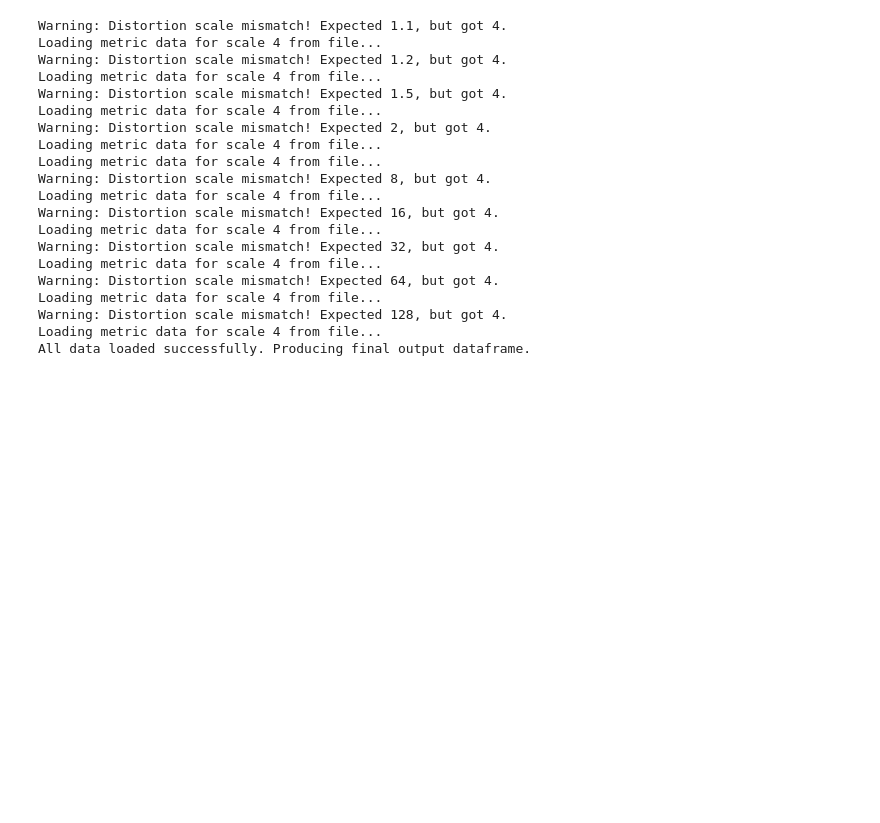
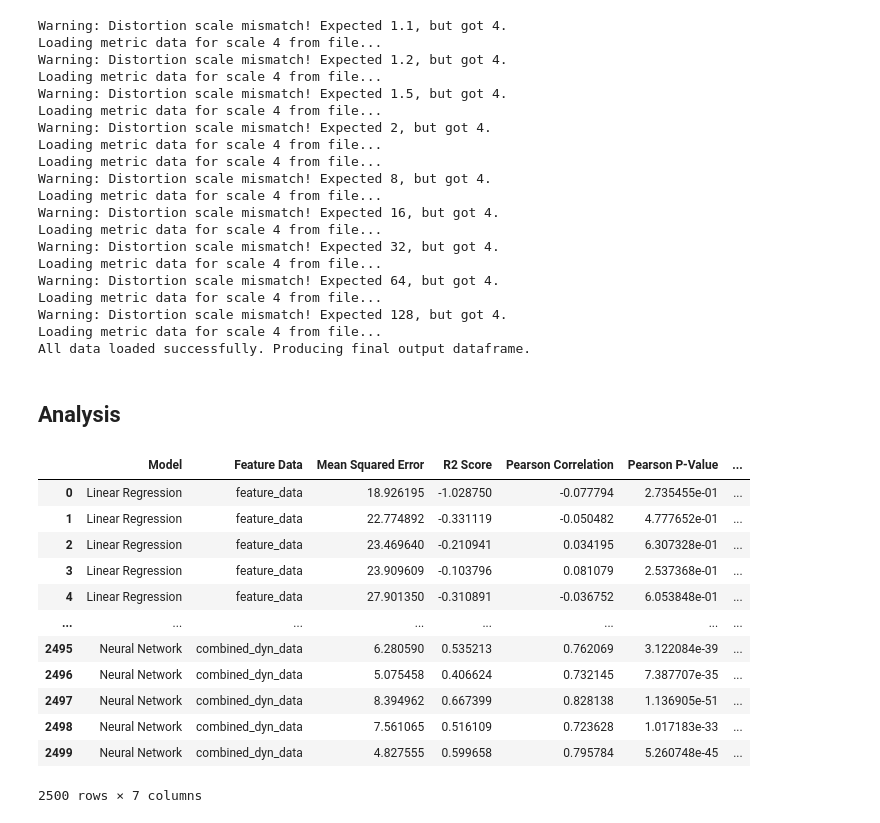
Before and after one commit to AnEvilBurrito/new-peak-project, a Jupyter notebook: src/notebooks/supplementary/s2_exp10_extended_visual.ipynb, the cells around one changed output. Cells and saved outputs as stored; diff of their text form; code cells hidden in the pictures; blank space fills up the shorter version.

```diff
--- a/src/notebooks/supplementary/s2_exp10_extended_visual.ipynb
+++ b/src/notebooks/supplementary/s2_exp10_extended_visual.ipynb
@@ -367,3 +367,5 @@ Loading metric data for scale 4 from file...
 Warning: Distortion scale mismatch! Expected 128, but got 4.
 Loading metric data for scale 4 from file...
 All data loaded successfully. Producing final output dataframe.
+# %% [markdown]
+## Analysis
@@ -369,0 +379,16 @@ All data loaded successfully. Producing final output dataframe.
+# %%
+output_df
+# %% [output]
+|  | Model | Feature Data | Mean Squared Error | R2 Score | Pearson Correlation | Pearson P-Value | ... |
+| 0 | Linear Regression | feature_data | 18.926195 | -1.028750 | -0.077794 | 2.735455e-01 | ... |
+| 1 | Linear Regression | feature_data | 22.774892 | -0.331119 | -0.050482 | 4.777652e-01 | ... |
+| 2 | Linear Regression | feature_data | 23.469640 | -0.210941 | 0.034195 | 6.307328e-01 | ... |
+| 3 | Linear Regression | feature_data | 23.909609 | -0.103796 | 0.081079 | 2.537368e-01 | ... |
+| 4 | Linear Regression | feature_data | 27.901350 | -0.310891 | -0.036752 | 6.053848e-01 | ... |
+| ... | ... | ... | ... | ... | ... | ... | ... |
+| 2495 | Neural Network | combined_dyn_data | 6.280590 | 0.535213 | 0.762069 | 3.122084e-39 | ... |
+| 2496 | Neural Network | combined_dyn_data | 5.075458 | 0.406624 | 0.732145 | 7.387707e-35 | ... |
+| 2497 | Neural Network | combined_dyn_data | 8.394962 | 0.667399 | 0.828138 | 1.136905e-51 | ... |
+| 2498 | Neural Network | combined_dyn_data | 7.561065 | 0.516109 | 0.723628 | 1.017183e-33 | ... |
+| 2499 | Neural Network | combined_dyn_data | 4.827555 | 0.599658 | 0.795784 | 5.260748e-45 | ... |
+2500 rows × 7 columns
```
Also changed, not shown: parts of 6 cells of this notebook.
